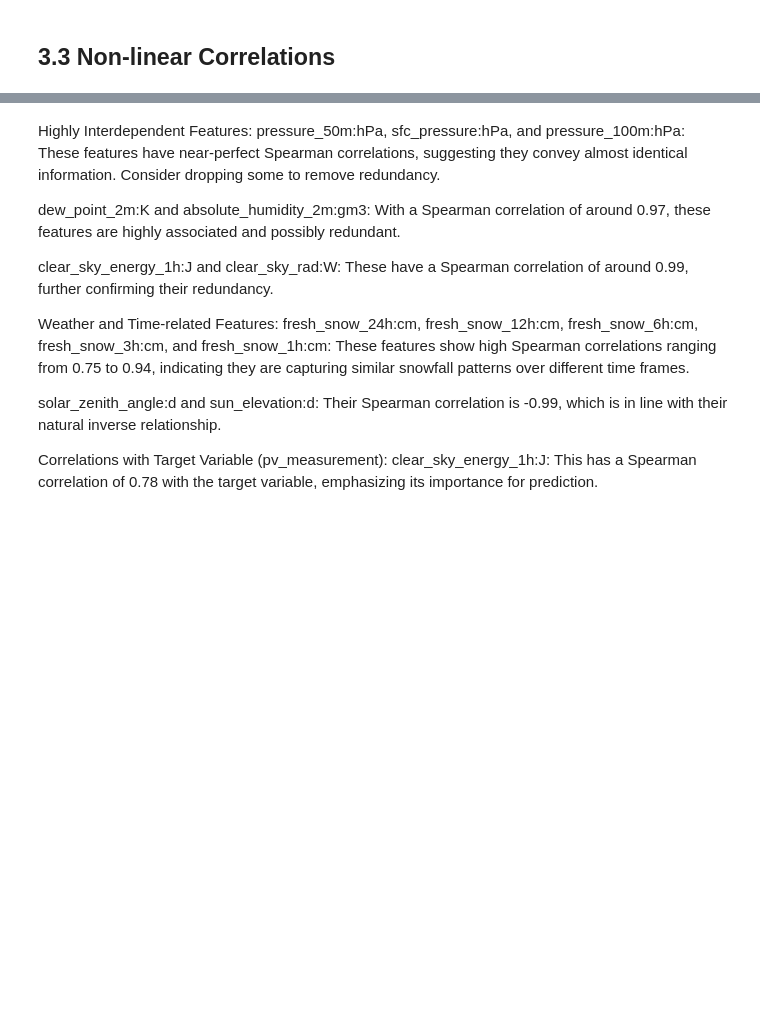
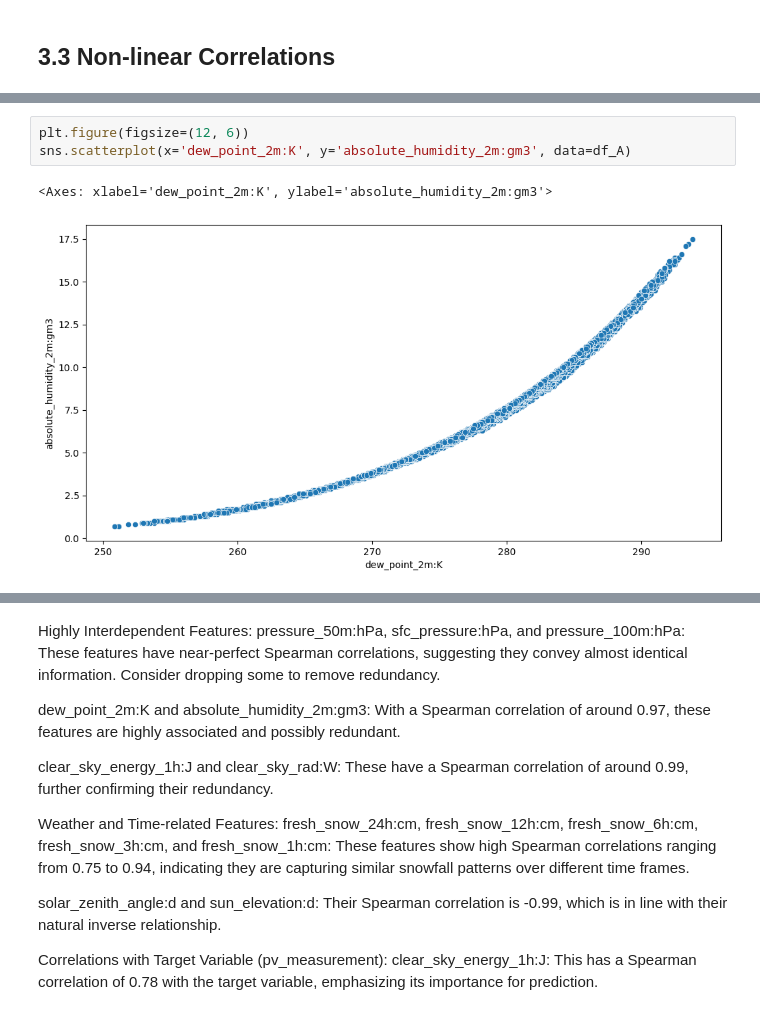
Before and after one commit to Markuski2023/MLGroupProject, a Jupyter notebook: src/EDA.ipynb, the cells around one changed output, grey strips where cells are left out. Saved outputs shown, nothing was run; the diff lists cells and outputs as text; blank space fills up the shorter version.

```diff
--- a/src/EDA.ipynb
+++ b/src/EDA.ipynb
@@ -475,0 +523,6 @@ air_density_2m:kgm3 and t_1000hPa:K: These features have a high negative correla
+# %%
+plt.figure(figsize=(12, 6))
+sns.scatterplot(x='dew_point_2m:K', y='absolute_humidity_2m:gm3', data=df_A)
+# %% [output]
+<Axes: xlabel='dew_point_2m:K', ylabel='absolute_humidity_2m:gm3'>
+[figure, added]
```
Also changed, not shown: parts of 28 cells of this notebook.
